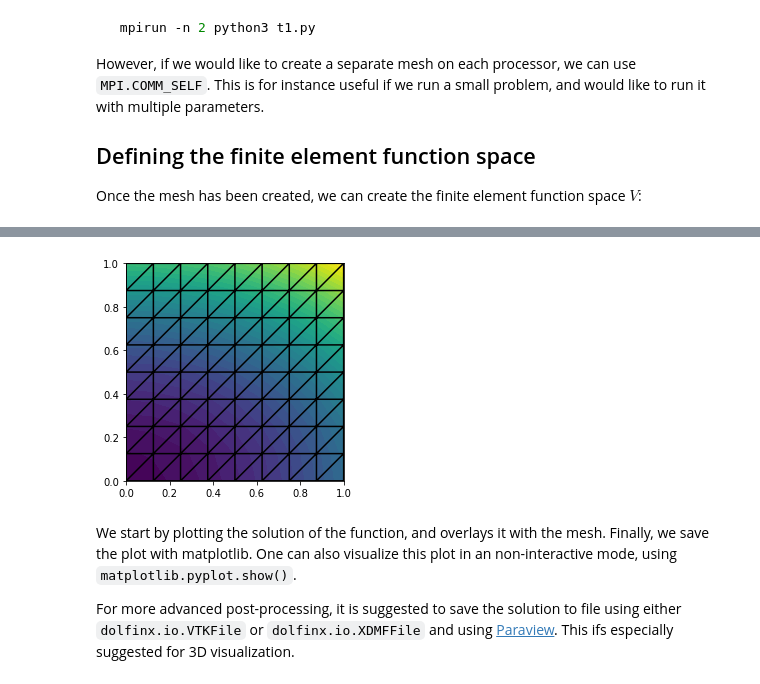
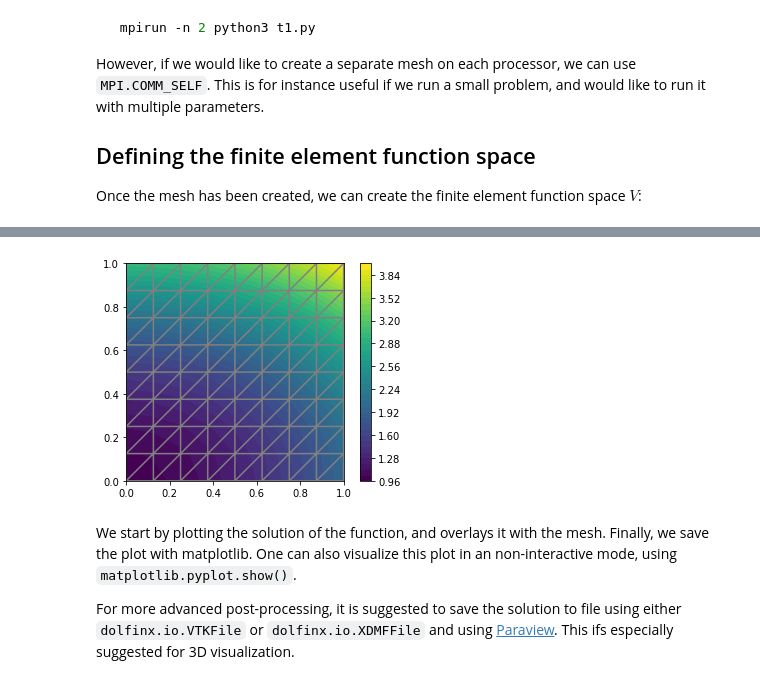
Before and after one commit to jorgensd/dolfinx-tutorial, a Jupyter notebook: chapter1/fundamentals_code.ipynb, the cells around one changed output, grey strips where cells are left out. Saved outputs shown, nothing was run; the diff lists cells and outputs as text; code cells hidden in the pictures.

```diff
--- a/chapter1/fundamentals_code.ipynb
+++ b/chapter1/fundamentals_code.ipynb
@@ -103,0 +92,6 @@ In mathematics, we distinguish between trial and test spaces $V$ and $\hat{V}$.
+# %%
+fdim = mesh.topology.dim - 1
+# Create facet to cell connectivity
+mesh.topology.create_entities(fdim)
+mesh.topology.create_connectivity(fdim, mesh.topology.dim)
+boundary_facets = numpy.where(numpy.array(dolfinx.cpp.mesh.compute_boundary_facets(mesh.topology)) == 1)[0]
@@ -103,0 +107,3 @@ In mathematics, we distinguish between trial and test spaces $V$ and $\hat{V}$.
+# %%
+boundary_dofs = dolfinx.fem.locate_dofs_topological(V, fdim, boundary_facets)
+bc = dolfinx.DirichletBC(uD, boundary_dofs)
@@ -143,9 +155,10 @@ Once the solution has been computed, we visualize it with the plot command
 # %%
-dolfinx.plotting.plot(uh)
-dolfinx.plotting.plot(mesh, color="k")
+u_plot = dolfinx.plotting.plot(uh)
+matplotlib.pyplot.colorbar(u_plot)
+dolfinx.plotting.plot(mesh)
 matplotlib.pyplot.savefig("uh.png")
 # %% [output]
-[figure, old version]
+[figure, new version]
 # %% [markdown]
 We start by plotting the solution of the function, and overlays it with the mesh. Finally, we save the plot with matplotlib.
 One can also visualize this plot in an non-interactive mode, using `matplotlib.pyplot.show()`.
```
Also changed, not shown: parts of 13 cells of this notebook.
